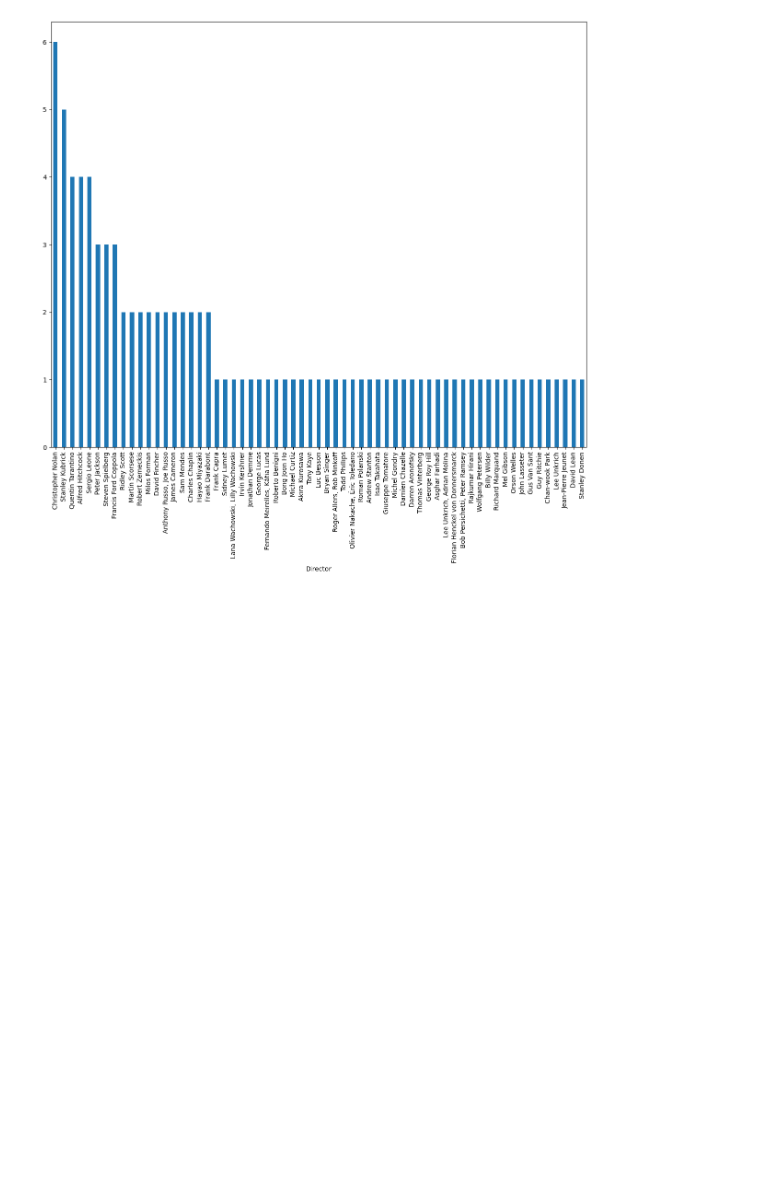
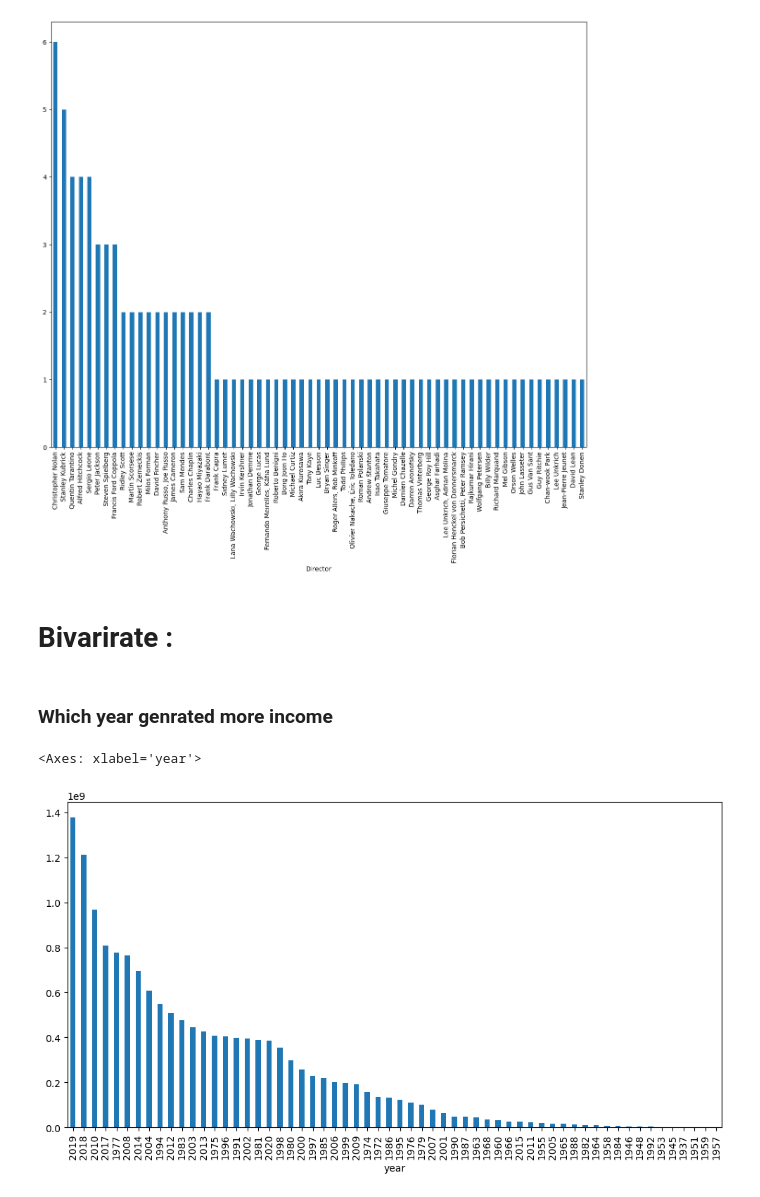
Before and after one commit to Sreesanth-e/EDA, a Jupyter notebook: IMDB/IMDB_EDA.ipynb, the cells around one changed output. Drawn from its saved outputs; the diff is of its cells as text; code cells hidden in the pictures; blank space fills up the shorter version.

```diff
--- a/IMDB/IMDB_EDA.ipynb
+++ b/IMDB/IMDB_EDA.ipynb
@@ -1122,3 +1126,14 @@ df['Director'].value_counts().sort_values(ascending=False).plot(kind='bar' , fig
 # %% [output]
 <Axes: xlabel='Director'>
 [figure]
+# %% [markdown]
+# Bivarirate :
+# %% [markdown]
+### Which year genrated more income
+# %%
+year_income = df.groupby('year')['Income'].mean().sort_values(ascending=False)
+
+year_income.plot(kind='bar' , figsize=(12,6))
+# %% [output]
+<Axes: xlabel='year'>
+[figure, added]
```
Also changed, not shown: parts of 15 cells of this notebook.
